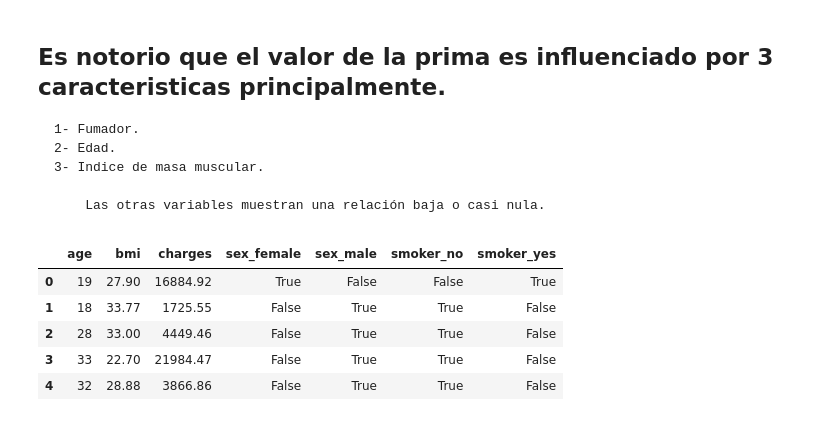
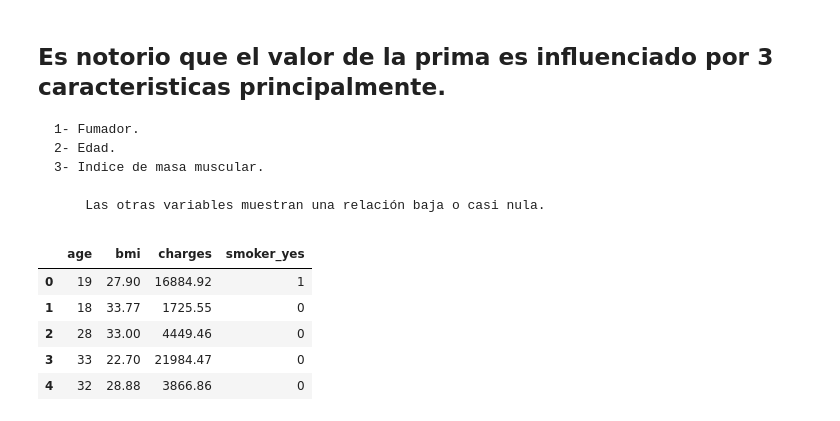
Before and after one commit to Carlos2607-a/Regresion, a Jupyter notebook: src/explore.ipynb, the cells around one changed output. Cells and saved outputs as stored; diff of their text form; code cells hidden in the pictures.

```diff
--- a/src/explore.ipynb
+++ b/src/explore.ipynb
@@ -130,9 +130,9 @@ plt.show()
 # %% [markdown]
 ### Procedemos convertir las variables categoricas en variables indicadoras, para concatenarlas con un la data que solo es numerica, de esa manera podemos trabajar con el conjunto de datos de manera mas comoda.
 # %%
-df_nm = pd.get_dummies(df[["sex", "smoker", "region"]])
-df_ap = df.select_dtypes(exclude=('object'))
-carga = [df_ap,df_nm]
+df_nm = pd.get_dummies(df[["sex", "smoker", "region"]], drop_first=True)
+df_ap = df.select_dtypes(exclude=('object','category'))
+carga = [df_ap,df_nm.astype(int)]
 data = pd.concat(carga, axis=1)
 # %% [markdown]
 ## Validamos los valores anomalos
@@ -211,12 +200,12 @@ df_corr.style.background_gradient(cmap='coolwarm').format(precision=2)
 
         Las otras variables muestran una relación baja o casi nula.
 # %%
-dt_pro = data.drop(['children', 'region_northeast', 'region_northwest', 'region_southeast', 'region_southwest'], axis=1)
+dt_pro = data.drop(['children', 'region_northwest', 'region_southeast', 'region_southwest', 'sex_male'], axis=1)
 dt_pro.head(5)
 # %% [output]
-|  | age | bmi | charges | sex_female | sex_male | smoker_no | smoker_yes |
-| 0 | 19 | 27.90 | 16884.92 | True | False | False | True |
-| 1 | 18 | 33.77 | 1725.55 | False | True | True | False |
-| 2 | 28 | 33.00 | 4449.46 | False | True | True | False |
-| 3 | 33 | 22.70 | 21984.47 | False | True | True | False |
-| 4 | 32 | 28.88 | 3866.86 | False | True | True | False |
+|  | age | bmi | charges | smoker_yes |
+| 0 | 19 | 27.90 | 16884.92 | 1 |
+| 1 | 18 | 33.77 | 1725.55 | 0 |
+| 2 | 28 | 33.00 | 4449.46 | 0 |
+| 3 | 33 | 22.70 | 21984.47 | 0 |
+| 4 | 32 | 28.88 | 3866.86 | 0 |
```
Also changed, not shown: parts of 17 cells of this notebook.
